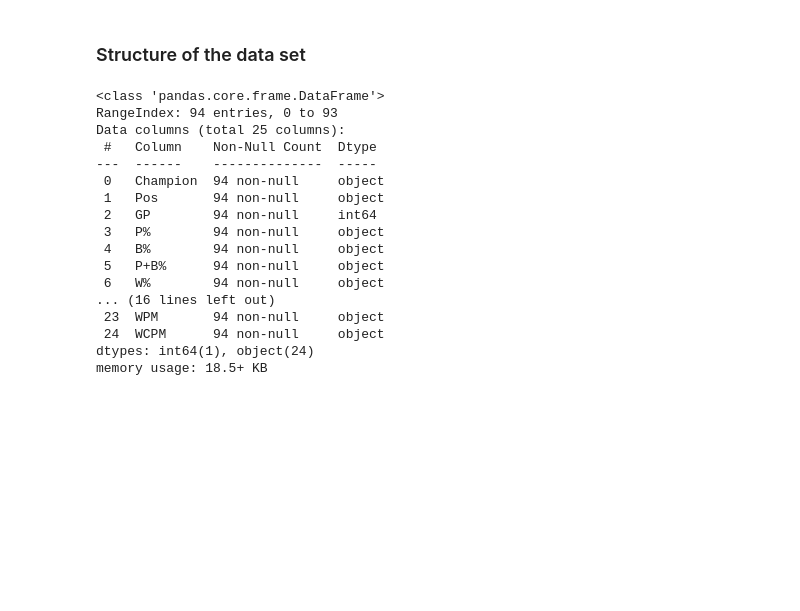
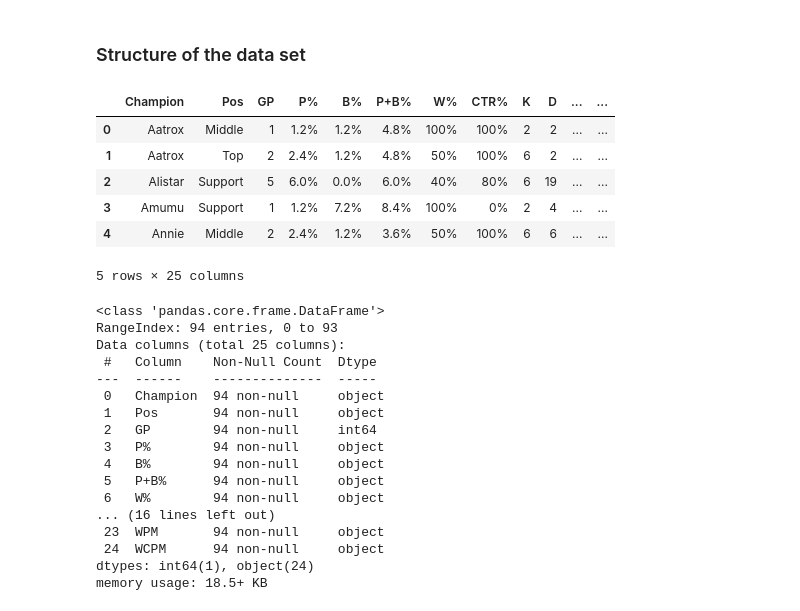
Before and after one commit to Joseph-Ano/League-of-Legends-dataset-visualization, a Jupyter notebook: S13 MCO1 Group8.ipynb, the cells around one changed output. Drawn from its saved outputs; the diff is of its cells as text; code cells hidden in the pictures; blank space fills up the shorter version.

Commit message:
update: added lol_df.head() at the beginning to preview dataset

```diff
--- a/S13 MCO1 Group8.ipynb
+++ b/S13 MCO1 Group8.ipynb
@@ -29,6 +29,15 @@ import matplotlib.pyplot as plt
 %matplotlib inline
 # %%
 lol_df = pd.read_csv('Worlds 2021 Main Event - Champion Stats - OraclesElixir.csv')
+lol_df.head()
+# %% [output]
+|  | Champion | Pos | GP | P% | B% | P+B% | W% | CTR% | K | D | ... | ... |
+| 0 | Aatrox | Middle | 1 | 1.2% | 1.2% | 4.8% | 100% | 100% | 2 | 2 | ... | ... |
+| 1 | Aatrox | Top | 2 | 2.4% | 1.2% | 4.8% | 50% | 100% | 6 | 2 | ... | ... |
+| 2 | Alistar | Support | 5 | 6.0% | 0.0% | 6.0% | 40% | 80% | 6 | 19 | ... | ... |
+| 3 | Amumu | Support | 1 | 1.2% | 7.2% | 8.4% | 100% | 0% | 2 | 4 | ... | ... |
+| 4 | Annie | Middle | 2 | 2.4% | 1.2% | 3.6% | 50% | 100% | 6 | 6 | ... | ... |
+5 rows × 25 columns
 # %%
 lol_df.info()
 # %% [output]
```
Also changed, not shown: parts of 11 cells of this notebook.
